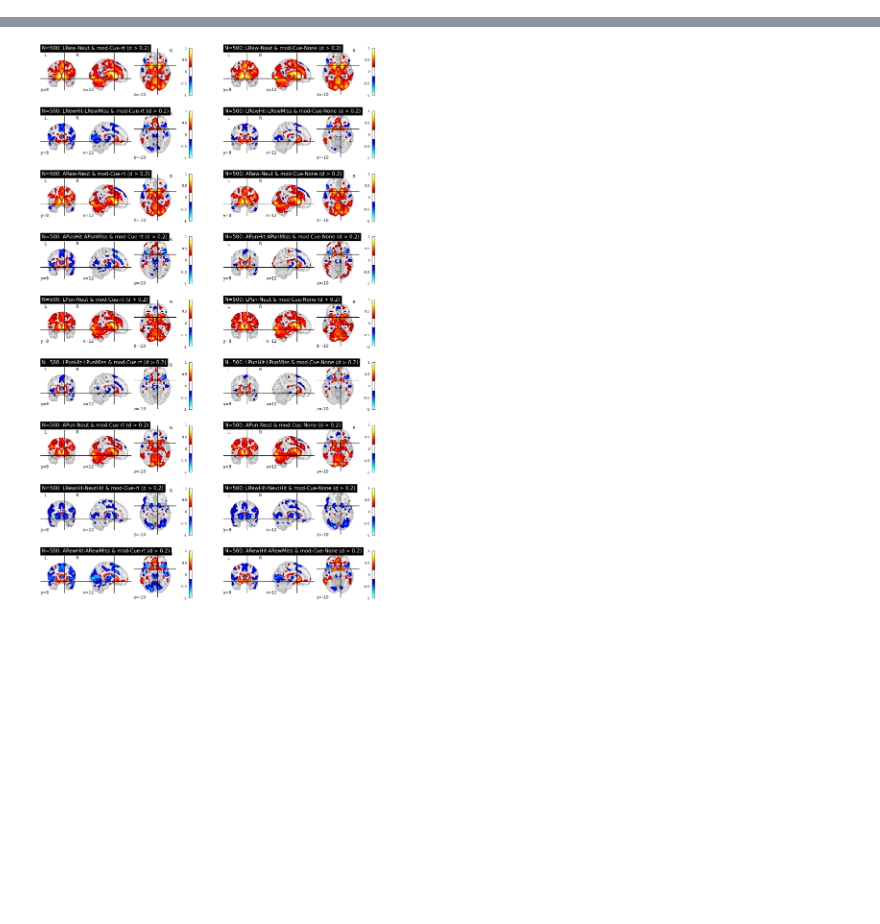
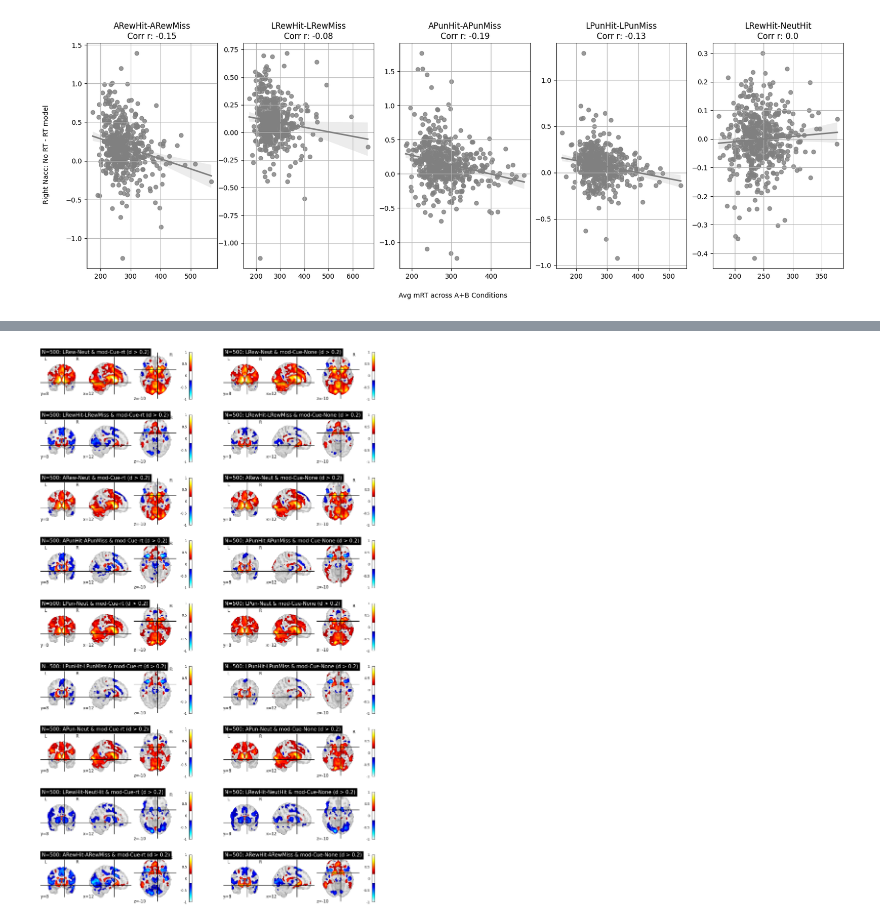
Before and after one commit to demidenm/mid_rt_bold, a Jupyter notebook: scripts/rt_mid_firstlvl.ipynb, the cells around one changed output, grey strips where cells are left out. Drawn from its saved outputs; the diff is of its cells as text; code cells hidden in the pictures; blank space fills up the shorter version.

```diff
--- a/scripts/rt_mid_firstlvl.ipynb
+++ b/scripts/rt_mid_firstlvl.ipynb
@@ -180,0 +248,19 @@ betas_rts_df
+# %%
+fig, axes = plt.subplots(1, 5, figsize=(20, 6))
+roi_lab = 'rightnac_diffmods'
+for i, (label, contrast) in enumerate(fb_contrasts.items()):
+    contrast_subset = betas_df[betas_df['contrast'] == label]
+    corr_val = contrast_subset[['mrt_ab',roi_lab]].corr()[roi_lab]
+
+    sns.regplot(data=contrast_subset, x='mrt_ab', y='leftnac_diffmods', color='grey', ax=axes[i])
+    axes[i].set_title(f'{label}\nCorr r: {round(corr_val[0], 2)}')
+    axes[i].set_xlabel('')
+    axes[i].set_ylabel('')
+    axes[i].grid(True)
+
+# Add common x and y labels
+fig.text(0.5, 0.01, 'Avg mRT across A+B Conditions', ha='center')
+fig.text(0.08, 0.5, 'Right Nacc: No RT - RT model', va='center', rotation='vertical')
+plt.show()
+# %% [output]
+[figure, added]
```
Also changed, not shown: parts of 39 cells of this notebook.
